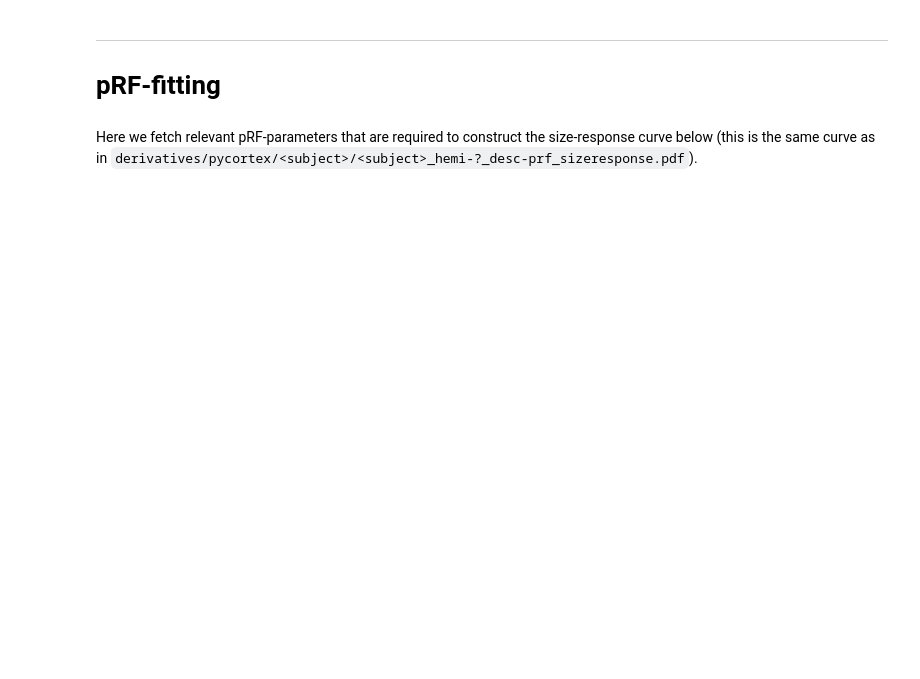
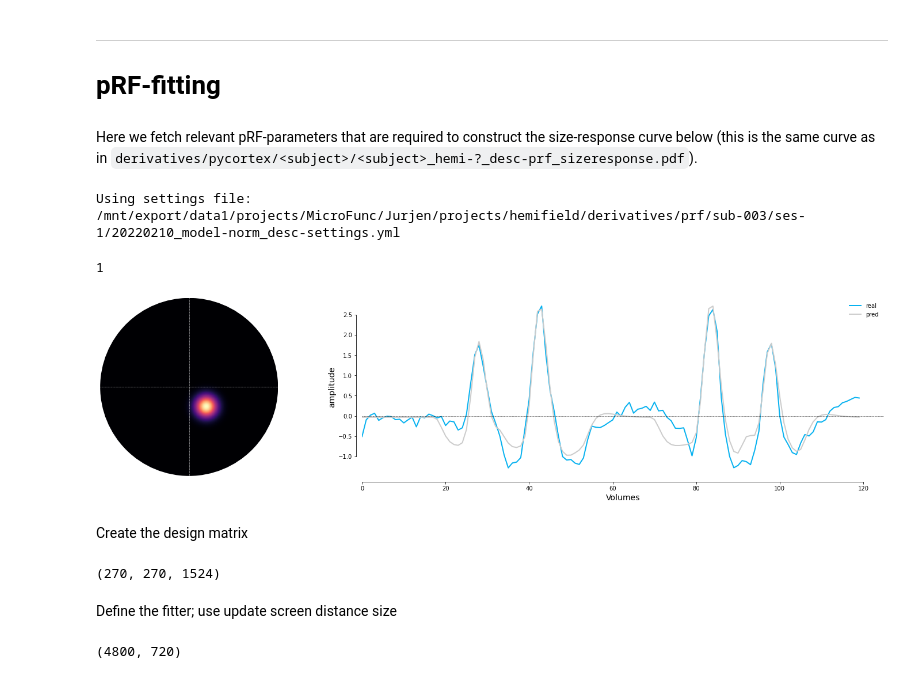
Before and after one commit to spinoza-centre/pRFline, a Jupyter notebook: notebooks/prf/exp_lineprf.ipynb, the cells around one changed output. Cells and saved outputs as stored; diff of their text form; code cells hidden in the pictures; blank space fills up the shorter version.

```diff
--- a/notebooks/prf/exp_lineprf.ipynb
+++ b/notebooks/prf/exp_lineprf.ipynb
@@ -205,7 +228,14 @@ utils.LazyPlot(avg_iters_baseline[:, plot_vox],
 Here we fetch relevant pRF-parameters that are required to construct the size-response curve below (this is the same curve as in `derivatives/pycortex/<subject>/<subject>_hemi-?_desc-prf_sizeresponse.pdf`).
 # %%
 # collect subject data including Normalization parameters
-subject_info = utils.CollectSubject(f"sub-{sub}", prf_dir=opj(project_dir, 'hemifield', 'derivatives', 'prf', f"sub-{sub}", 'ses-1'), cx_dir=opj(project_dir, 'hemifield', 'derivatives', 'pycortex', f"sub-{sub}"), settings='recent', hemi="lh", model="norm")
+cx_dir = opj(project_dir, 'hemifield', 'derivatives', 'pycortex', f"sub-{sub}")
+prf_dir = opj(project_dir, 'hemifield', 'derivatives', 'prf', f"sub-{sub}", 'ses-1')
+subject_info = utils.CollectSubject(f"sub-{sub}",
+                                    prf_dir=prf_dir,
+                                    cx_dir=cx_dir,
+                                    settings='recent',
+                                    hemi="lh",
+                                    model="norm")
 
 # initiate the SizeResponse class
 SR = prf.SizeResponse(subject_info.prf_stim, subject_info.normalization_params, subject_info=subject_info)
@@ -217,3 +247,12 @@ SR.make_stimuli()
 sr_curve1 = SR.make_sr_function(center_prf=True)
 
 # stimsizes are in SR.stims_fill_sizes
+# %% [output]
+Using settings file: /mnt/export/data1/projects/MicroFunc/Jurjen/projects/hemifield/derivatives/prf/sub-003/ses-1/20220210_model-norm_desc-settings.yml
+# %%
+subject_info.target_prediction_prf()
+# %% [output]
+1
+[figure, added]
+# %% [markdown]
+Create the design matrix
@@ -219,0 +264,11 @@ sr_curve1 = SR.make_sr_function(center_prf=True)
+# %%
+design = design[...,286:]
+design.shape
+# %% [output]
+(270, 270, 1524)
+# %% [markdown]
+Define the fitter; use update screen distance size
+# %%
+avg_func.shape
+# %% [output]
+(4800, 720)
```
Also changed, not shown: parts of 19 cells of this notebook.
